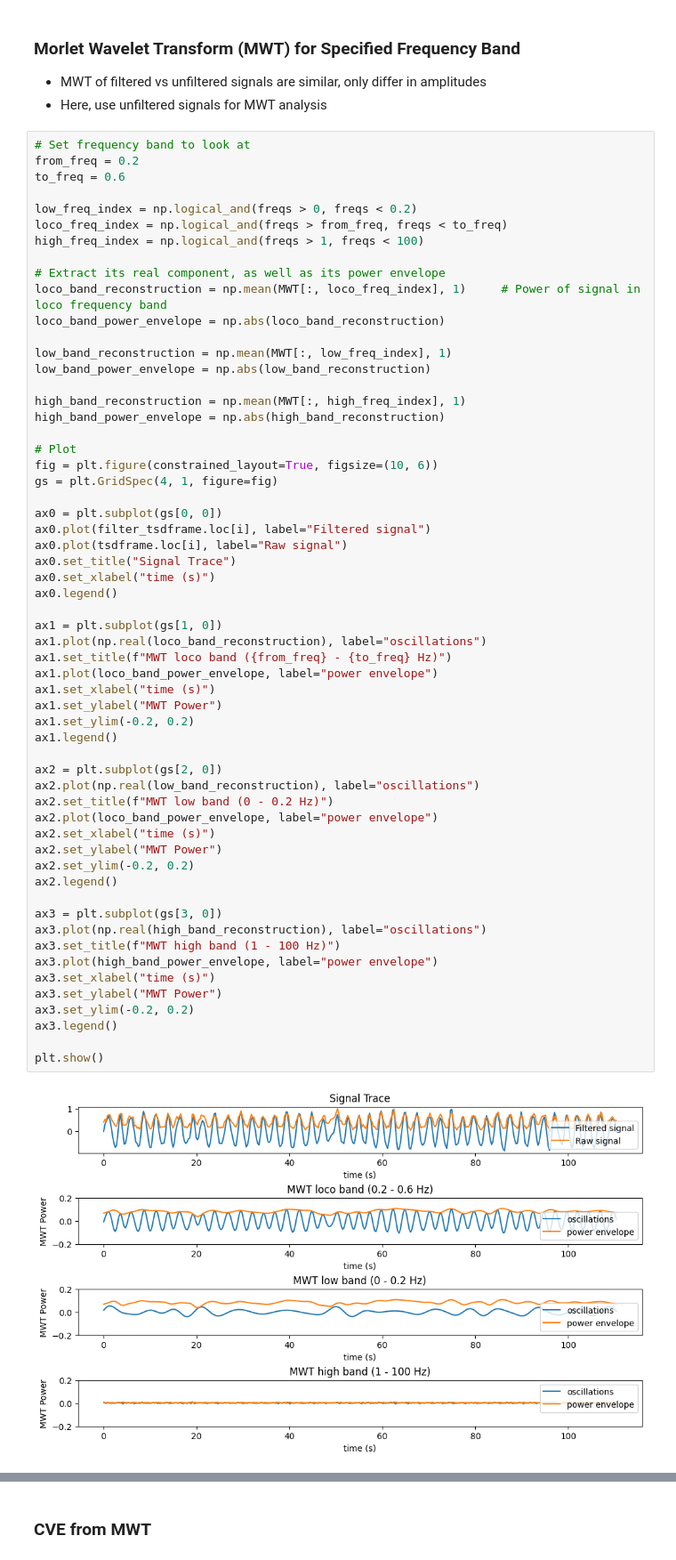
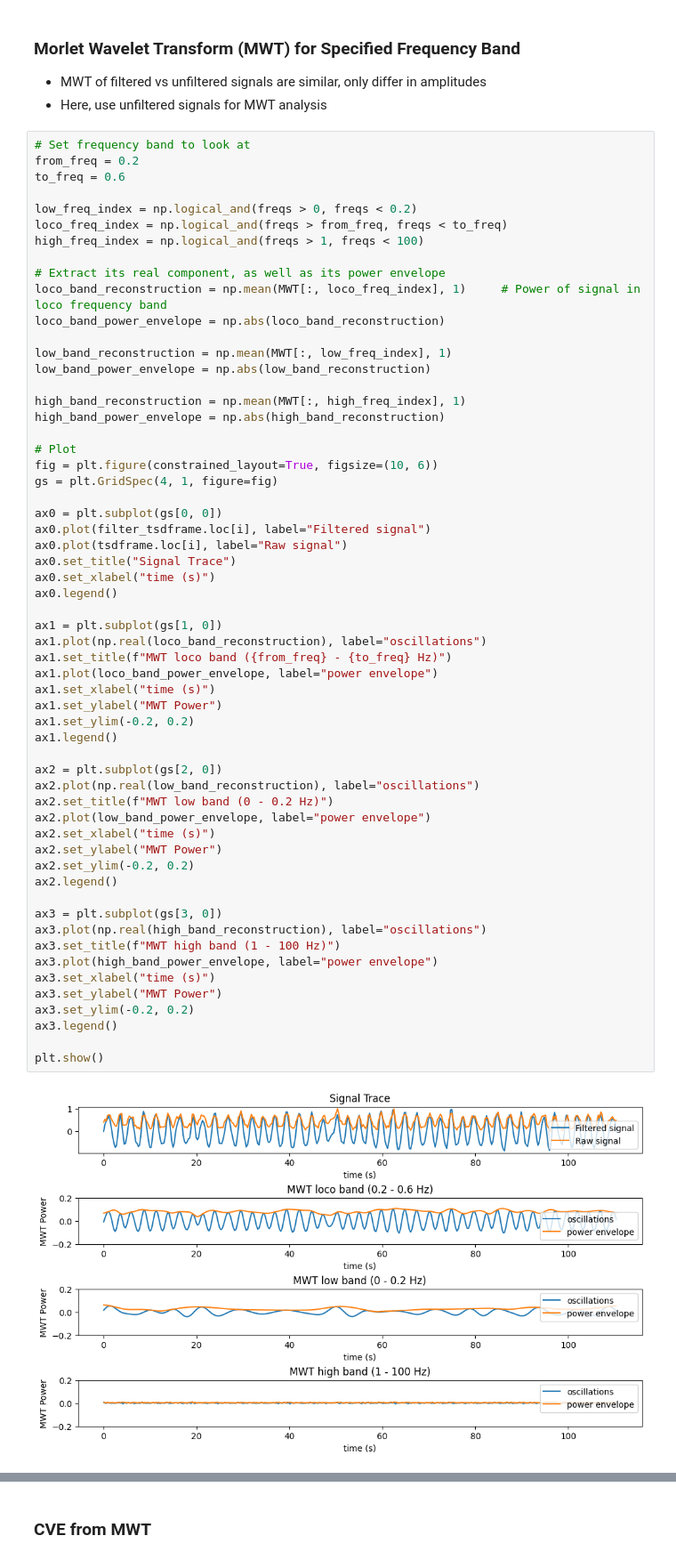
Before and after one commit to tazakkadie/Munz-Lab, a Jupyter notebook: Loco Pynapple FFT.ipynb, the cells around one changed output, grey strips where cells are left out. Shown at 89% size. Saved outputs shown, nothing was run; the diff lists cells and outputs as text.

```diff
--- a/Loco Pynapple FFT.ipynb
+++ b/Loco Pynapple FFT.ipynb
@@ -540,35 +540,35 @@ ax0.set_xlabel("time (s)")
 ax0.legend()
 
 ax1 = plt.subplot(gs[1, 0])
 ax1.plot(np.real(loco_band_reconstruction), label="oscillations")
 ax1.set_title(f"MWT loco band ({from_freq} - {to_freq} Hz)")
 ax1.plot(loco_band_power_envelope, label="power envelope")
 ax1.set_xlabel("time (s)")
 ax1.set_ylabel("MWT Power")
 ax1.set_ylim(-0.2, 0.2)
 ax1.legend()
 
 ax2 = plt.subplot(gs[2, 0])
 ax2.plot(np.real(low_band_reconstruction), label="oscillations")
 ax2.set_title(f"MWT low band (0 - 0.2 Hz)")
-ax2.plot(loco_band_power_envelope, label="power envelope")
+ax2.plot(low_band_power_envelope, label="power envelope")
 ax2.set_xlabel("time (s)")
 ax2.set_ylabel("MWT Power")
 ax2.set_ylim(-0.2, 0.2)
 ax2.legend()
 
 ax3 = plt.subplot(gs[3, 0])
 ax3.plot(np.real(high_band_reconstruction), label="oscillations")
 ax3.set_title(f"MWT high band (1 - 100 Hz)")
 ax3.plot(high_band_power_envelope, label="power envelope")
 ax3.set_xlabel("time (s)")
 ax3.set_ylabel("MWT Power")
 ax3.set_ylim(-0.2, 0.2)
 ax3.legend()
 
 plt.show()
 # %% [output]
-[figure, old version]
+[figure, new version]
 # %% [markdown]
 # Coefficient of variation of the envelope (CVE) for neuronal signals
 "The coefficient of variation of the envelope (CVE) is a measure of a signal's temporal stability, indicating whether it's rhythmic (low CVE <0.523), Gaussian (mid-CVE ≈ 0.523), or phasic/pulsating (high CVE >0.523). Specifically, a low CVE signifies a stable, sinusoidal-like signal, a mid-CVE value close to the theoretical value for Gaussian waves (around 0.523) suggests a Gaussian process, and a high CVE indicates an irregular, pulsating, or phasic signal."
```
Also changed, not shown: parts of 2 cells of this notebook.
